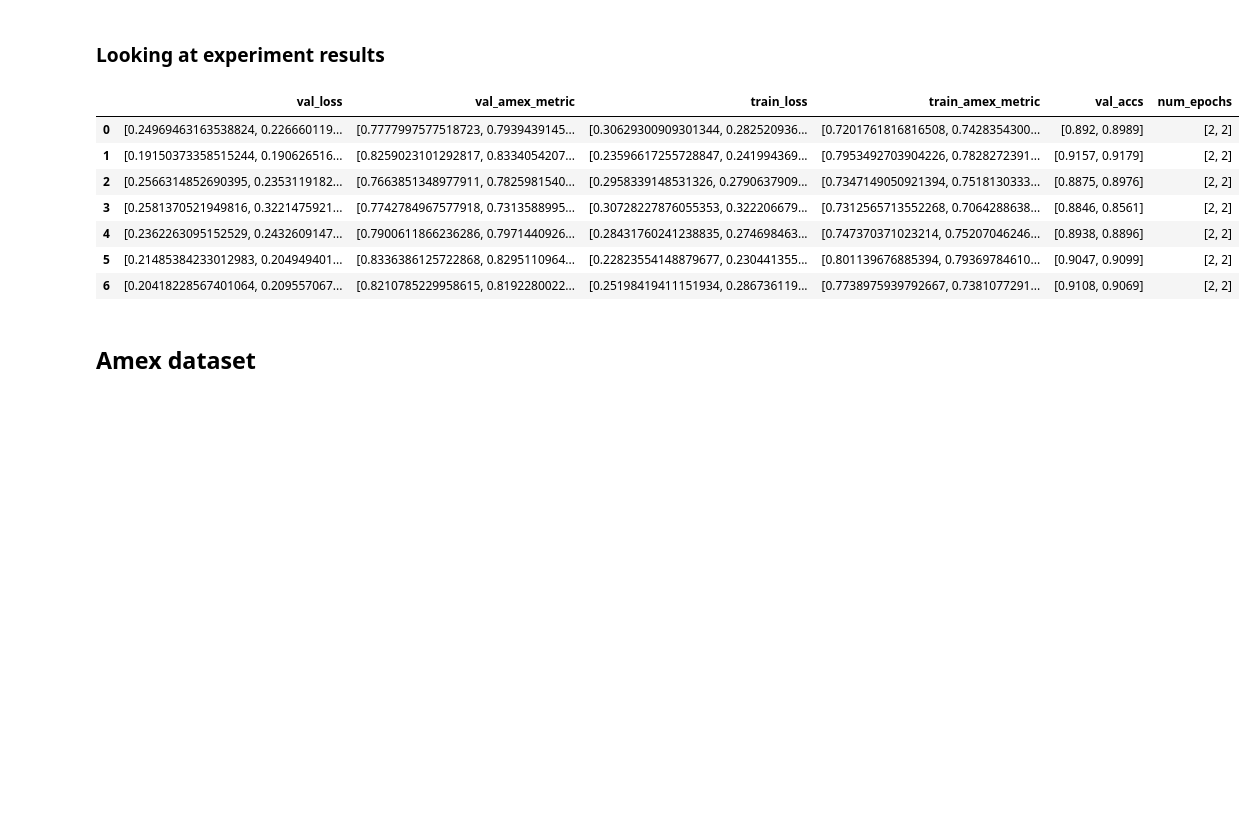
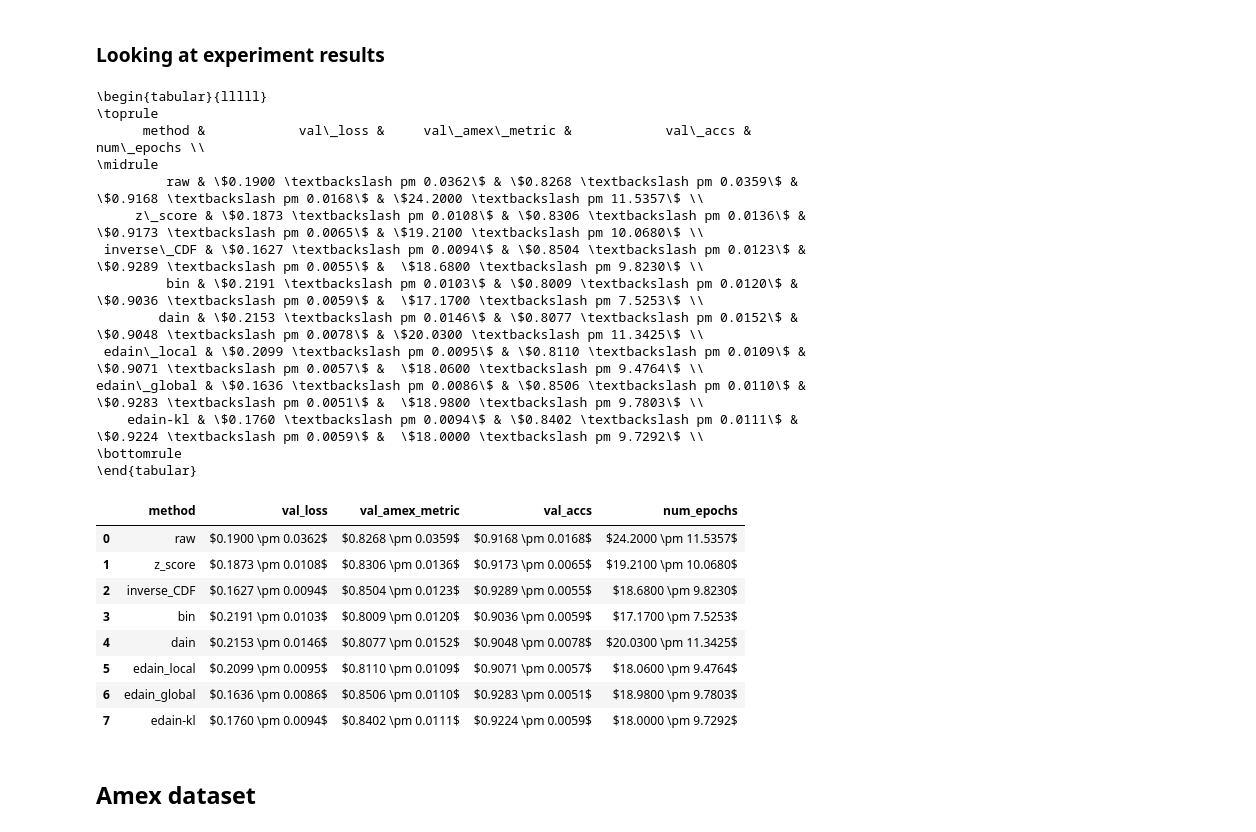
Before and after one commit to marcusGH/edain_paper, a Jupyter notebook: notebooks/eda_plots.ipynb, the cells around one changed output. Drawn from its saved outputs; the diff is of its cells as text; code cells hidden in the pictures; blank space fills up the shorter version.

```diff
--- a/notebooks/eda_plots.ipynb
+++ b/notebooks/eda_plots.ipynb
@@ -312,21 +312,63 @@ save_plot(fig, "synthetic_data_example_transformations")
 # %%
 from src.lib.plotting import load_hist
 
-methods = ["z_score", "inverse_CDF", "bin", "dain", "edain_local", "edain_global", "edain-kl"]
+methods = ["raw", "z_score", "inverse_CDF", "bin", "dain", "edain_local", "edain_global", "edain-kl"]
 
 hists = [load_hist(f"synth_data_performance_{lab}") for lab in methods]
 
+res_data = {
+    "method" : [],
+    "val_loss" : [],
+    "val_amex_metric" : [],
+    "val_accs" : [],
+    "num_epochs" : [],
+}
+for h, lab in zip(hists, methods):
+    for k in res_data.keys():
+        if "improvement" in k:
+            continue
+        elif k == "method":
+            res_data[k].append(lab)
+        else:
+            m = np.mean(h[k])
+            s = np.std(h[k])
+            res_data[k].append(f"${m:.4f} \pm {1.96 * s:.4f}$")
+            # look at improvement compared to standard scaling
+#             if f"{k}_improvement" not in res_data:
+#                 res_data[f"{k}_improvement"] = []
+#             vs = 1 - h[k] / hists[1][k]
+#             m = np.mean(vs)
+#             s = np.std(vs)
+#             res_data[f"{k}_improvement"].append(f"${m:.4f} \pm {1.96 * s:.4f}$")
 
-pd.DataFrame(hists)
+
+df = pd.DataFrame(res_data)
+print(df.to_latex(index=False))
+df
 # %% [output]
+\begin{tabular}{lllll}
+\toprule
+      method &            val\_loss &     val\_amex\_metric &            val\_accs &            num\_epochs \\
+\midrule
+         raw & \$0.1900 \textbackslash pm 0.0362\$ & \$0.8268 \textbackslash pm 0.0359\$ & \$0.9168 \textbackslash pm 0.0168\$ & \$24.2000 \textbackslash pm 11.5357\$ \\
+     z\_score & \$0.1873 \textbackslash pm 0.0108\$ & \$0.8306 \textbackslash pm 0.0136\$ & \$0.9173 \textbackslash pm 0.0065\$ & \$19.2100 \textbackslash pm 10.0680\$ \\
+ inverse\_CDF & \$0.1627 \textbackslash pm 0.0094\$ & \$0.8504 \textbackslash pm 0.0123\$ & \$0.9289 \textbackslash pm 0.0055\$ &  \$18.6800 \textbackslash pm 9.8230\$ \\
+         bin & \$0.2191 \textbackslash pm 0.0103\$ & \$0.8009 \textbackslash pm 0.0120\$ & \$0.9036 \textbackslash pm 0.0059\$ &  \$17.1700 \textbackslash pm 7.5253\$ \\
+        dain & \$0.2153 \textbackslash pm 0.0146\$ & \$0.8077 \textbackslash pm 0.0152\$ & \$0.9048 \textbackslash pm 0.0078\$ & \$20.0300 \textbackslash pm 11.3425\$ \\
+ edain\_local & \$0.2099 \textbackslash pm 0.0095\$ & \$0.8110 \textbackslash pm 0.0109\$ & \$0.9071 \textbackslash pm 0.0057\$ &  \$18.0600 \textbackslash pm 9.4764\$ \\
+edain\_global & \$0.1636 \textbackslash pm 0.0086\$ & \$0.8506 \textbackslash pm 0.0110\$ & \$0.9283 \textbackslash pm 0.0051\$ &  \$18.9800 \textbackslash pm 9.7803\$ \\
+    edain-kl & \$0.1760 \textbackslash pm 0.0094\$ & \$0.8402 \textbackslash pm 0.0111\$ & \$0.9224 \textbackslash pm 0.0059\$ &  \$18.0000 \textbackslash pm 9.7292\$ \\
+\bottomrule
+\end{tabular}
-|  | val_loss | val_amex_metric | train_loss | train_amex_metric | val_accs | num_epochs |
-| 0 | [0.24969463163538824, 0.226660119... | [0.7777997577518723, 0.7939439145... | [0.30629300909301344, 0.282520936... | [0.7201761816816508, 0.7428354300... | [0.892, 0.8989] | [2, 2] |
-| 1 | [0.19150373358515244, 0.190626516... | [0.8259023101292817, 0.8334054207... | [0.23596617255728847, 0.241994369... | [0.7953492703904226, 0.7828272391... | [0.9157, 0.9179] | [2, 2] |
-| 2 | [0.2566314852690395, 0.2353119182... | [0.7663851348977911, 0.7825981540... | [0.2958339148531326, 0.2790637909... | [0.7347149050921394, 0.7518130333... | [0.8875, 0.8976] | [2, 2] |
-| 3 | [0.2581370521949816, 0.3221475921... | [0.7742784967577918, 0.7313588995... | [0.30728227876055353, 0.322206679... | [0.7312565713552268, 0.7064288638... | [0.8846, 0.8561] | [2, 2] |
-| 4 | [0.2362263095152529, 0.2432609147... | [0.7900611866236286, 0.7971440926... | [0.28431760241238835, 0.274698463... | [0.747370371023214, 0.75207046246... | [0.8938, 0.8896] | [2, 2] |
-| 5 | [0.21485384233012983, 0.204949401... | [0.8336386125722868, 0.8295110964... | [0.22823554148879677, 0.230441355... | [0.801139676885394, 0.79369784610... | [0.9047, 0.9099] | [2, 2] |
-| 6 | [0.20418228567401064, 0.209557067... | [0.8210785229958615, 0.8192280022... | [0.25198419411151934, 0.286736119... | [0.7738975939792667, 0.7381077291... | [0.9108, 0.9069] | [2, 2] |
+|  | method | val_loss | val_amex_metric | val_accs | num_epochs |
+| 0 | raw | $0.1900 \pm 0.0362$ | $0.8268 \pm 0.0359$ | $0.9168 \pm 0.0168$ | $24.2000 \pm 11.5357$ |
+| 1 | z_score | $0.1873 \pm 0.0108$ | $0.8306 \pm 0.0136$ | $0.9173 \pm 0.0065$ | $19.2100 \pm 10.0680$ |
+| 2 | inverse_CDF | $0.1627 \pm 0.0094$ | $0.8504 \pm 0.0123$ | $0.9289 \pm 0.0055$ | $18.6800 \pm 9.8230$ |
+| 3 | bin | $0.2191 \pm 0.0103$ | $0.8009 \pm 0.0120$ | $0.9036 \pm 0.0059$ | $17.1700 \pm 7.5253$ |
+| 4 | dain | $0.2153 \pm 0.0146$ | $0.8077 \pm 0.0152$ | $0.9048 \pm 0.0078$ | $20.0300 \pm 11.3425$ |
+| 5 | edain_local | $0.2099 \pm 0.0095$ | $0.8110 \pm 0.0109$ | $0.9071 \pm 0.0057$ | $18.0600 \pm 9.4764$ |
+| 6 | edain_global | $0.1636 \pm 0.0086$ | $0.8506 \pm 0.0110$ | $0.9283 \pm 0.0051$ | $18.9800 \pm 9.7803$ |
+| 7 | edain-kl | $0.1760 \pm 0.0094$ | $0.8402 \pm 0.0111$ | $0.9224 \pm 0.0059$ | $18.0000 \pm 9.7292$ |
 # %% [markdown]
 ## Amex dataset
 # %%
```
Also changed, not shown: parts of 1 cell of this notebook.
